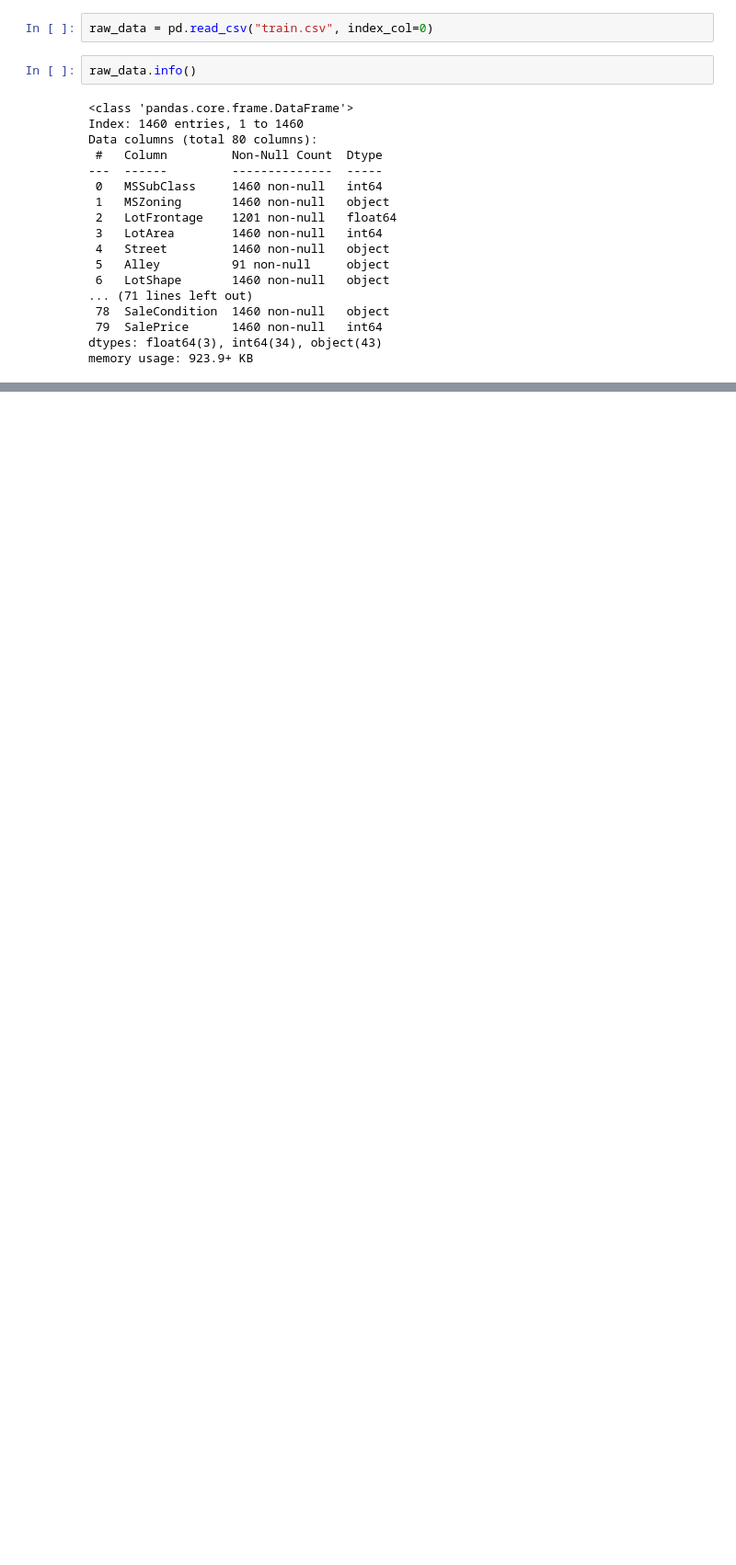
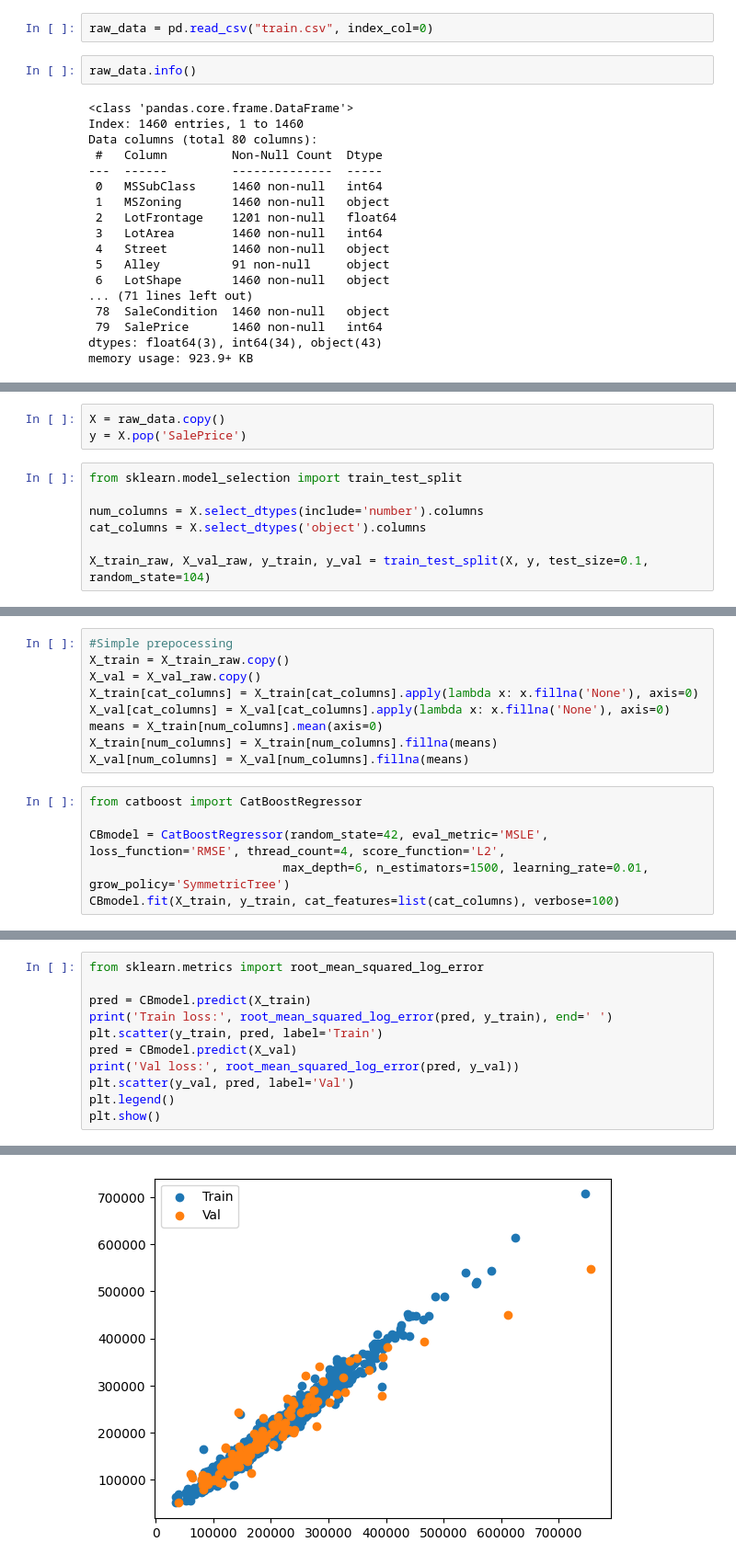
Before and after one commit to AndrewM0204/Study-Projects, a Jupyter notebook: house_prices/house_prices.ipynb, the cells around one changed output, grey strips where cells are left out. Shown at 92% size. Cells and saved outputs as stored; diff of their text form; blank space fills up the shorter version.

Commit message:
Model0 simple embedding

```diff
--- a/house_prices/house_prices.ipynb
+++ b/house_prices/house_prices.ipynb
@@ -217,0 +59,10 @@ with open('model1.pkl', 'wb') as f:
+# %%
+X = raw_data.copy()
+y = X.pop('SalePrice')
+# %%
+from sklearn.model_selection import train_test_split
+
+num_columns = X.select_dtypes(include='number').columns
+cat_columns = X.select_dtypes('object').columns
+
+X_train_raw, X_val_raw, y_train, y_val = train_test_split(X, y, test_size=0.1, random_state=104)
@@ -217,0 +72,15 @@ with open('model1.pkl', 'wb') as f:
+# %%
+#Simple prepocessing
+X_train = X_train_raw.copy()
+X_val = X_val_raw.copy()
+X_train[cat_columns] = X_train[cat_columns].apply(lambda x: x.fillna('None'), axis=0)
+X_val[cat_columns] = X_val[cat_columns].apply(lambda x: x.fillna('None'), axis=0)
+means = X_train[num_columns].mean(axis=0)
+X_train[num_columns] = X_train[num_columns].fillna(means)
+X_val[num_columns] = X_val[num_columns].fillna(means)
+# %%
+from catboost import CatBoostRegressor
+
+CBmodel = CatBoostRegressor(random_state=42, eval_metric='MSLE', loss_function='RMSE', thread_count=4, score_function='L2',
+                           max_depth=6, n_estimators=1500, learning_rate=0.01, grow_policy='SymmetricTree')
+CBmodel.fit(X_train, y_train, cat_features=list(cat_columns), verbose=100)
@@ -217,0 +105,12 @@ with open('model1.pkl', 'wb') as f:
+# %%
+from sklearn.metrics import root_mean_squared_log_error
+
+pred = CBmodel.predict(X_train)
+print('Train loss:', root_mean_squared_log_error(pred, y_train), end=' ')
+plt.scatter(y_train, pred, label='Train')
+pred = CBmodel.predict(X_val)
+print('Val loss:', root_mean_squared_log_error(pred, y_val))
+plt.scatter(y_val, pred, label='Val')
+plt.legend()
+plt.show()
+# %% [output]
@@ -217,0 +118 @@ with open('model1.pkl', 'wb') as f:
+[figure, added]
```
Also changed, not shown: parts of 49 cells of this notebook, 3 other files.
